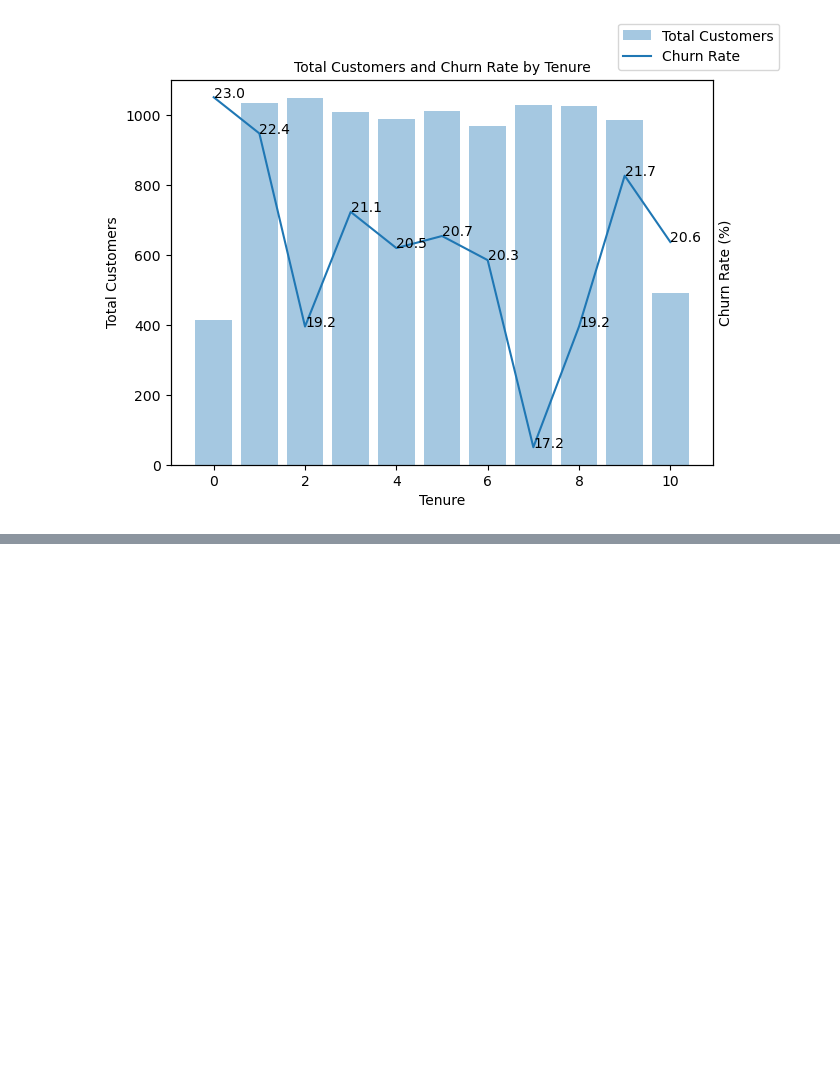
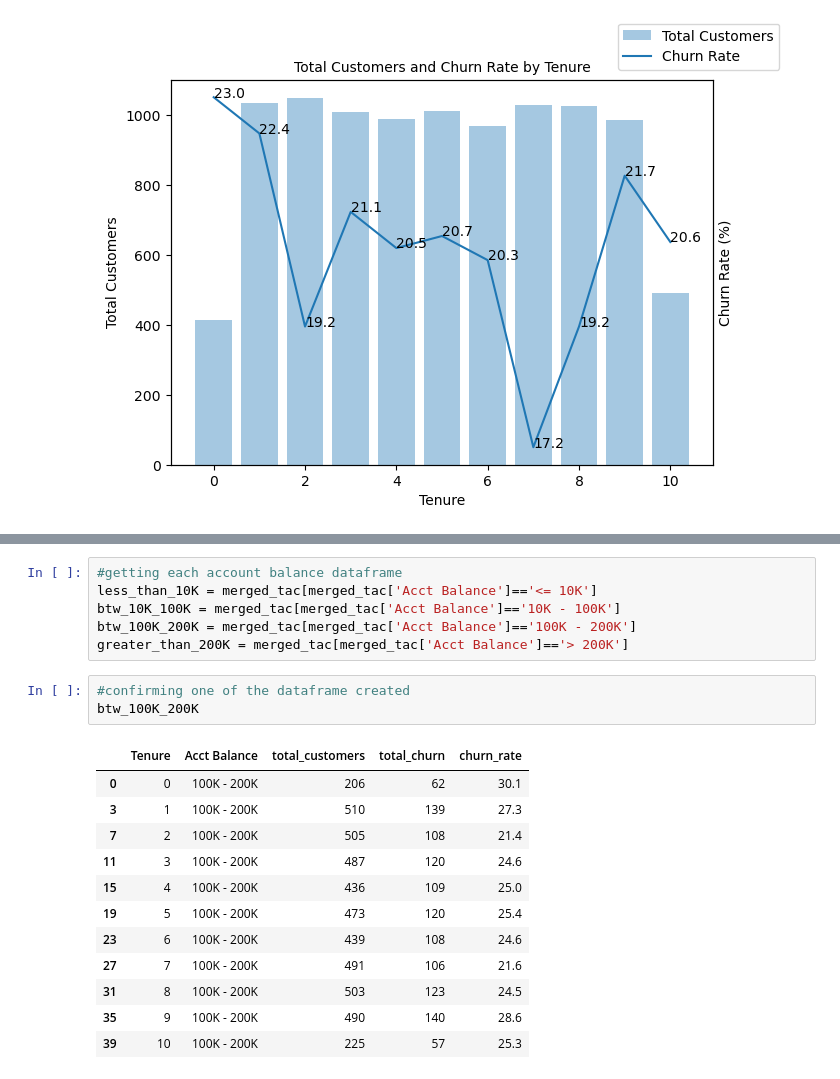
Before and after one commit to valezenwanne/Bank-Customer-Churn-Prediction, a Jupyter notebook: Bank Customer Churn Prediction.ipynb, the cells around one changed output, grey strips where cells are left out. Drawn from its saved outputs; the diff is of its cells as text; blank space fills up the shorter version.

```diff
--- a/Bank Customer Churn Prediction.ipynb
+++ b/Bank Customer Churn Prediction.ipynb
@@ -1229,0 +1418,22 @@ plt.show()
+# %%
+#getting each account balance dataframe
+less_than_10K = merged_tac[merged_tac['Acct Balance']=='<= 10K']
+btw_10K_100K = merged_tac[merged_tac['Acct Balance']=='10K - 100K']
+btw_100K_200K = merged_tac[merged_tac['Acct Balance']=='100K - 200K']
+greater_than_200K = merged_tac[merged_tac['Acct Balance']=='> 200K']
+# %%
+#confirming one of the dataframe created
+btw_100K_200K
+# %% [output]
+|  | Tenure | Acct Balance | total_customers | total_churn | churn_rate |
+| 0 | 0 | 100K - 200K | 206 | 62 | 30.1 |
+| 3 | 1 | 100K - 200K | 510 | 139 | 27.3 |
+| 7 | 2 | 100K - 200K | 505 | 108 | 21.4 |
+| 11 | 3 | 100K - 200K | 487 | 120 | 24.6 |
+| 15 | 4 | 100K - 200K | 436 | 109 | 25.0 |
+| 19 | 5 | 100K - 200K | 473 | 120 | 25.4 |
+| 23 | 6 | 100K - 200K | 439 | 108 | 24.6 |
+| 27 | 7 | 100K - 200K | 491 | 106 | 21.6 |
+| 31 | 8 | 100K - 200K | 503 | 123 | 24.5 |
+| 35 | 9 | 100K - 200K | 490 | 140 | 28.6 |
+| 39 | 10 | 100K - 200K | 225 | 57 | 25.3 |
```
Also changed, not shown: parts of 71 cells of this notebook.
